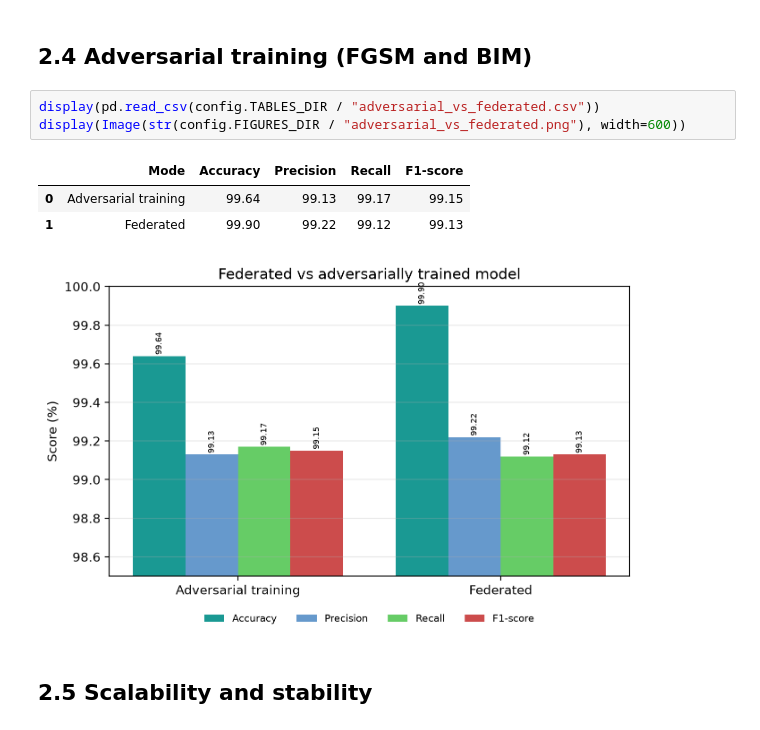
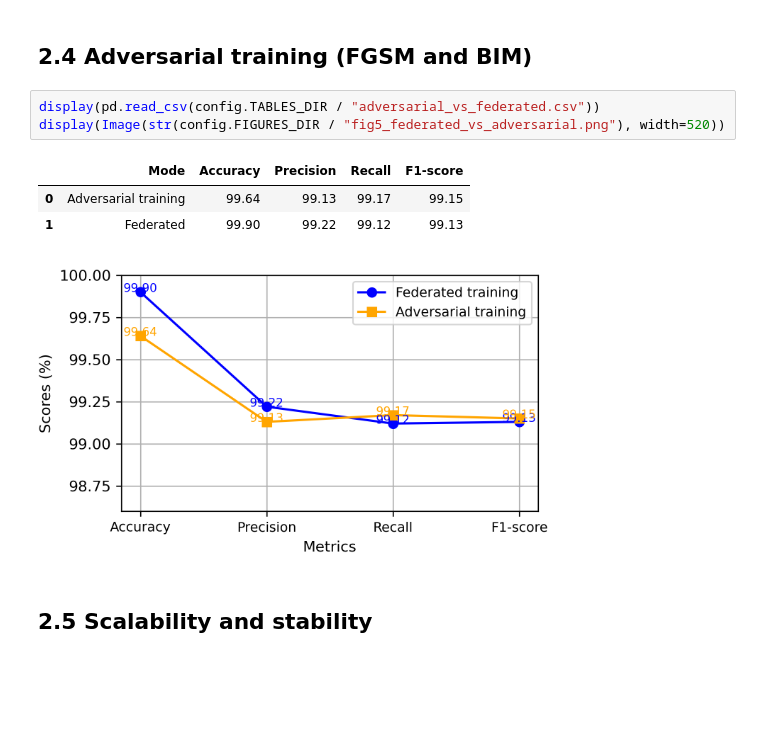
Before and after one commit to EmpireNetwork123/RS-FEDRAD-PROJECT, a Jupyter notebook: notebooks/02_reported_results.ipynb, the cells around one changed output. Saved outputs shown, nothing was run; the diff lists cells and outputs as text; blank space fills up the shorter version.

```diff
--- a/notebooks/02_reported_results.ipynb
+++ b/notebooks/02_reported_results.ipynb
@@ -71,12 +69,12 @@ display(Image(str(config.FIGURES_DIR / "centralized_vs_federated.png"), width=60
 ## 2.4 Adversarial training (FGSM and BIM)
 # %%
 display(pd.read_csv(config.TABLES_DIR / "adversarial_vs_federated.csv"))
-display(Image(str(config.FIGURES_DIR / "adversarial_vs_federated.png"), width=600))
+display(Image(str(config.FIGURES_DIR / "fig5_federated_vs_adversarial.png"), width=520))
 # %% [output]
 |  | Mode | Accuracy | Precision | Recall | F1-score |
 | 0 | Adversarial training | 99.64 | 99.13 | 99.17 | 99.15 |
 | 1 | Federated | 99.90 | 99.22 | 99.12 | 99.13 |
-[figure, old version]
+[figure, new version]
 # %% [markdown]
 ## 2.5 Scalability and stability
 # %%
```
Also changed, not shown: parts of 5 cells of this notebook, 37 other files.
